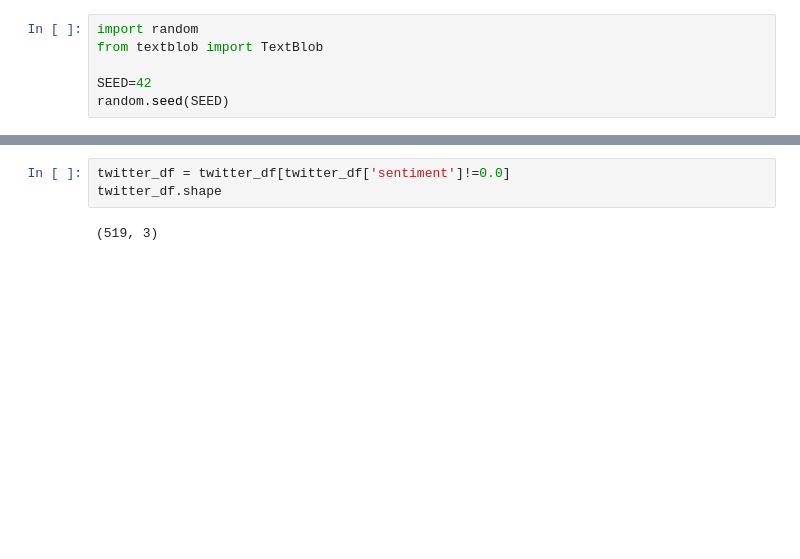
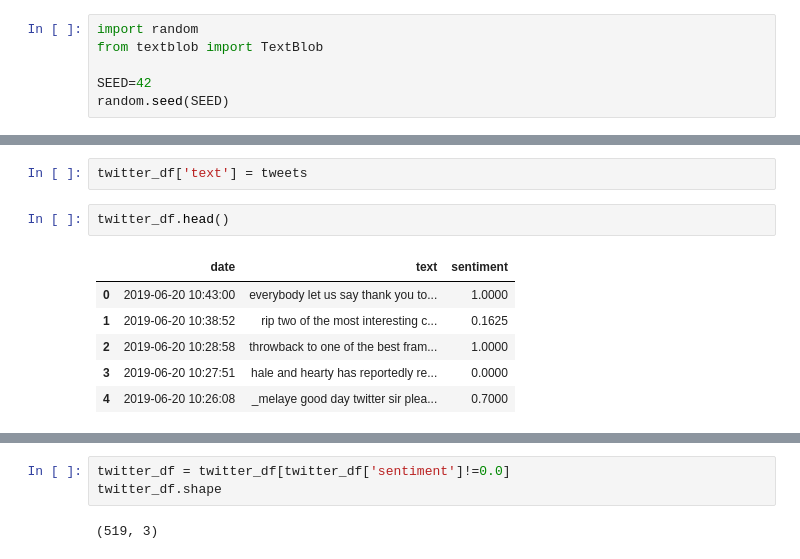
Before and after one commit to tischencko/twitter_fun, a Jupyter notebook: tweets_analisys_GOT_Finale_fastText.ipynb, the cells around one changed output, grey strips where cells are left out. Drawn from its saved outputs; the diff is of its cells as text; blank space fills up the shorter version.

```diff
--- a/tweets_analisys_GOT_Finale_fastText.ipynb
+++ b/tweets_analisys_GOT_Finale_fastText.ipynb
@@ -424,3 +402,14 @@ twitter_df.head()
+# %%
+twitter_df['text'] = tweets
+# %%
+twitter_df.head()
+# %% [output]
+|  | date | text | sentiment |
+| 0 | 2019-06-20 10:43:00 | everybody let us say thank you to... | 1.0000 |
+| 1 | 2019-06-20 10:38:52 | rip two of the most interesting c... | 0.1625 |
+| 2 | 2019-06-20 10:28:58 | throwback to one of the best fram... | 1.0000 |
+| 3 | 2019-06-20 10:27:51 | hale and hearty has reportedly re... | 0.0000 |
+| 4 | 2019-06-20 10:26:08 | _melaye good day twitter sir plea... | 0.7000 |
 # %%
 # Remove all rows containing sentyment == 0.0. Remove duplicates and rows with NaN.
 twitter_df.shape
```
Also changed, not shown: parts of 12 cells of this notebook, 1 other file.
